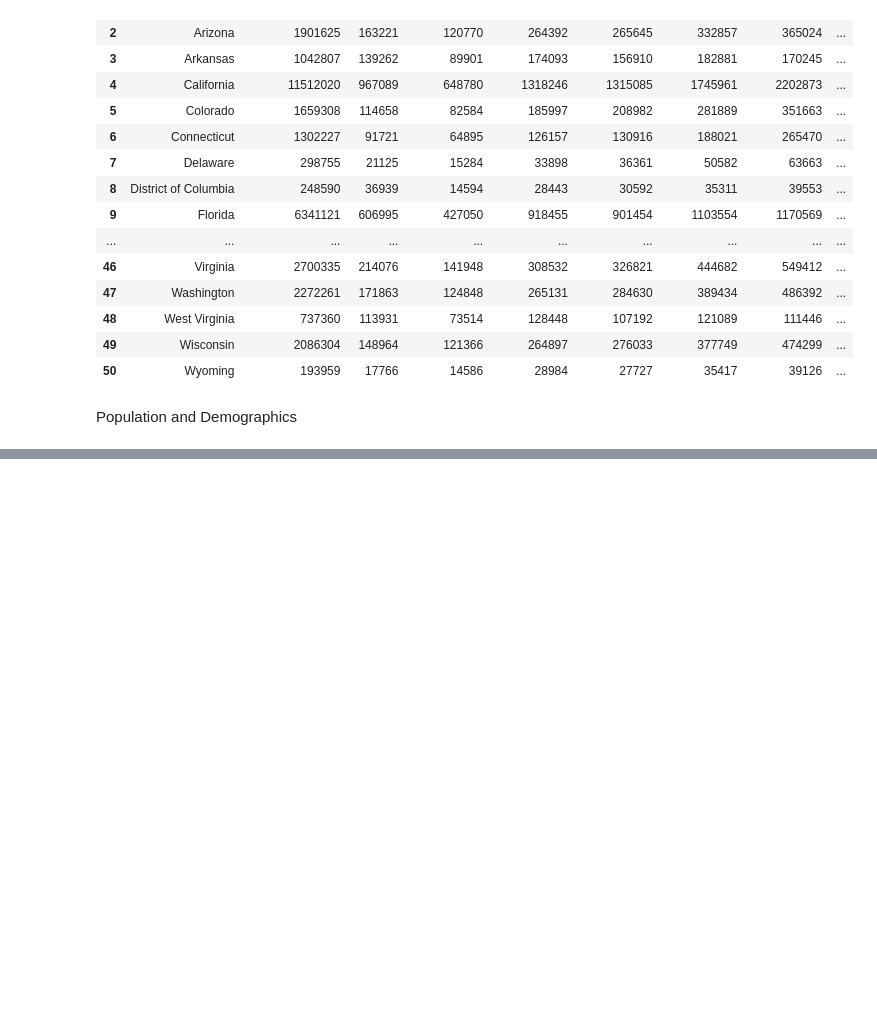
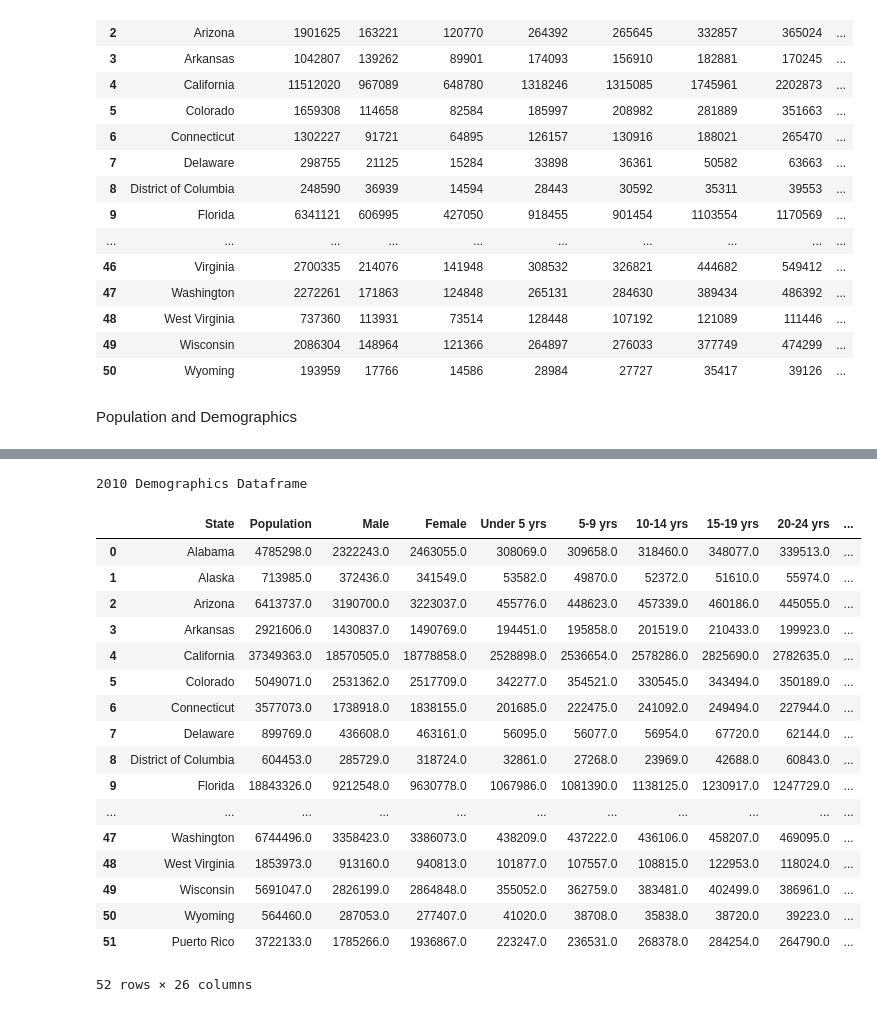
Before and after one commit to BlakeRivers25/SCDV490-FinalProject-BlakeRivers, a Jupyter notebook: test_cases.ipynb, the cells around one changed output, grey strips where cells are left out. Drawn from its saved outputs; the diff is of its cells as text; code cells hidden in the pictures; blank space fills up the shorter version.

```diff
--- a/test_cases.ipynb
+++ b/test_cases.ipynb
@@ -77,0 +96,27 @@ IndexError: index 0 is out of bounds for axis 0 with size 0
+# %%
+infilename = "Data Sets/2010 Population and Demographics Cleaned.csv"
+
+df2010Demographics = utilities.parse_csv_file_to_dataframe(infilename, filetype='demographics', fileyear='2010')
+
+print('2010 Demographics Dataframe')
+df2010Demographics
+# %% [output]
+2010 Demographics Dataframe
+|  | State | Population | Male | Female | Under 5 yrs | 5-9 yrs | 10-14 yrs | 15-19 yrs | 20-24 yrs | ... |
+| 0 | Alabama | 4785298.0 | 2322243.0 | 2463055.0 | 308069.0 | 309658.0 | 318460.0 | 348077.0 | 339513.0 | ... |
+| 1 | Alaska | 713985.0 | 372436.0 | 341549.0 | 53582.0 | 49870.0 | 52372.0 | 51610.0 | 55974.0 | ... |
+| 2 | Arizona | 6413737.0 | 3190700.0 | 3223037.0 | 455776.0 | 448623.0 | 457339.0 | 460186.0 | 445055.0 | ... |
+| 3 | Arkansas | 2921606.0 | 1430837.0 | 1490769.0 | 194451.0 | 195858.0 | 201519.0 | 210433.0 | 199923.0 | ... |
+| 4 | California | 37349363.0 | 18570505.0 | 18778858.0 | 2528898.0 | 2536654.0 | 2578286.0 | 2825690.0 | 2782635.0 | ... |
+| 5 | Colorado | 5049071.0 | 2531362.0 | 2517709.0 | 342277.0 | 354521.0 | 330545.0 | 343494.0 | 350189.0 | ... |
+| 6 | Connecticut | 3577073.0 | 1738918.0 | 1838155.0 | 201685.0 | 222475.0 | 241092.0 | 249494.0 | 227944.0 | ... |
+| 7 | Delaware | 899769.0 | 436608.0 | 463161.0 | 56095.0 | 56077.0 | 56954.0 | 67720.0 | 62144.0 | ... |
+| 8 | District of Columbia | 604453.0 | 285729.0 | 318724.0 | 32861.0 | 27268.0 | 23969.0 | 42688.0 | 60843.0 | ... |
+| 9 | Florida | 18843326.0 | 9212548.0 | 9630778.0 | 1067986.0 | 1081390.0 | 1138125.0 | 1230917.0 | 1247729.0 | ... |
+| ... | ... | ... | ... | ... | ... | ... | ... | ... | ... | ... |
+| 47 | Washington | 6744496.0 | 3358423.0 | 3386073.0 | 438209.0 | 437222.0 | 436106.0 | 458207.0 | 469095.0 | ... |
+| 48 | West Virginia | 1853973.0 | 913160.0 | 940813.0 | 101877.0 | 107557.0 | 108815.0 | 122953.0 | 118024.0 | ... |
+| 49 | Wisconsin | 5691047.0 | 2826199.0 | 2864848.0 | 355052.0 | 362759.0 | 383481.0 | 402499.0 | 386961.0 | ... |
+| 50 | Wyoming | 564460.0 | 287053.0 | 277407.0 | 41020.0 | 38708.0 | 35838.0 | 38720.0 | 39223.0 | ... |
+| 51 | Puerto Rico | 3722133.0 | 1785266.0 | 1936867.0 | 223247.0 | 236531.0 | 268378.0 | 284254.0 | 264790.0 | ... |
+52 rows × 26 columns
```
Also changed, not shown: parts of 2 cells of this notebook.
